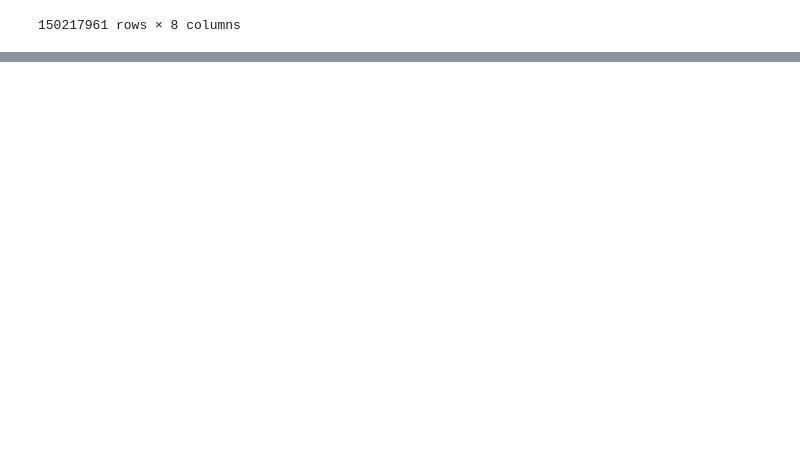
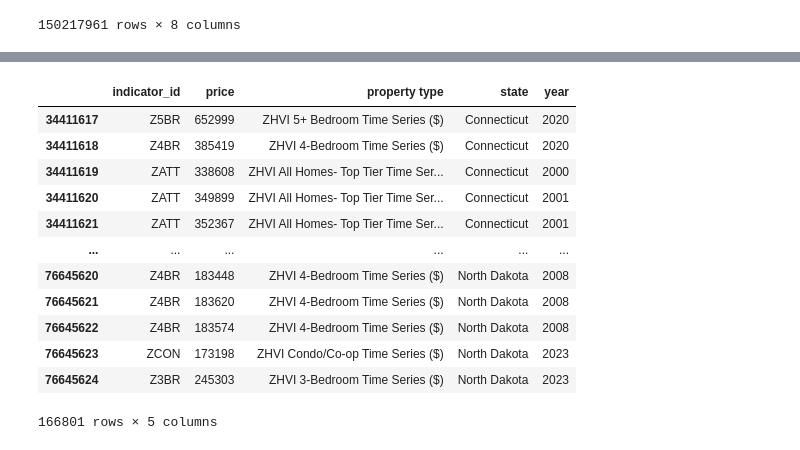
Before and after one commit to Arnawutu/Project1Group10, a Jupyter notebook: Data Cleaning/Data_Cleaning.ipynb, the cells around one changed output, grey strips where cells are left out. Saved outputs shown, nothing was run; the diff lists cells and outputs as text; code cells hidden in the pictures; blank space fills up the shorter version.

```diff
--- a/Data Cleaning/Data_Cleaning.ipynb
+++ b/Data Cleaning/Data_Cleaning.ipynb
@@ -132,0 +211,20 @@ merged_df
+# %%
+# df copy
+df_copy = bystate_df.copy()
+# switch price column to integer
+bystate_df['price'] = bystate_df['price'].astype('int64')
+bystate_df
+# %% [output]
+|  | indicator_id | price | property type | state | year |
+| 34411617 | Z5BR | 652999 | ZHVI 5+ Bedroom Time Series ($) | Connecticut | 2020 |
+| 34411618 | Z4BR | 385419 | ZHVI 4-Bedroom Time Series ($) | Connecticut | 2020 |
+| 34411619 | ZATT | 338608 | ZHVI All Homes- Top Tier Time Ser... | Connecticut | 2000 |
+| 34411620 | ZATT | 349899 | ZHVI All Homes- Top Tier Time Ser... | Connecticut | 2001 |
+| 34411621 | ZATT | 352367 | ZHVI All Homes- Top Tier Time Ser... | Connecticut | 2001 |
+| ... | ... | ... | ... | ... | ... |
+| 76645620 | Z4BR | 183448 | ZHVI 4-Bedroom Time Series ($) | North Dakota | 2008 |
+| 76645621 | Z4BR | 183620 | ZHVI 4-Bedroom Time Series ($) | North Dakota | 2008 |
+| 76645622 | Z4BR | 183574 | ZHVI 4-Bedroom Time Series ($) | North Dakota | 2008 |
+| 76645623 | ZCON | 173198 | ZHVI Condo/Co-op Time Series ($) | North Dakota | 2023 |
+| 76645624 | Z3BR | 245303 | ZHVI 3-Bedroom Time Series ($) | North Dakota | 2023 |
+166801 rows × 5 columns
```
Also changed, not shown: parts of 9 cells of this notebook.
